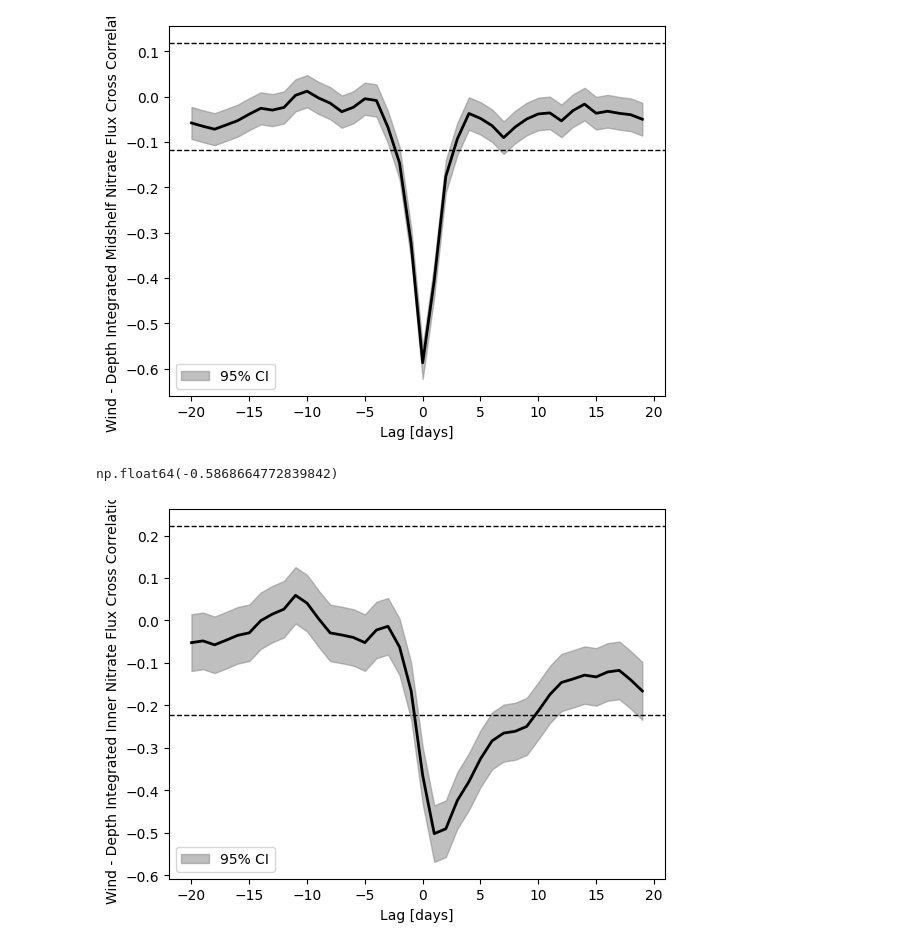
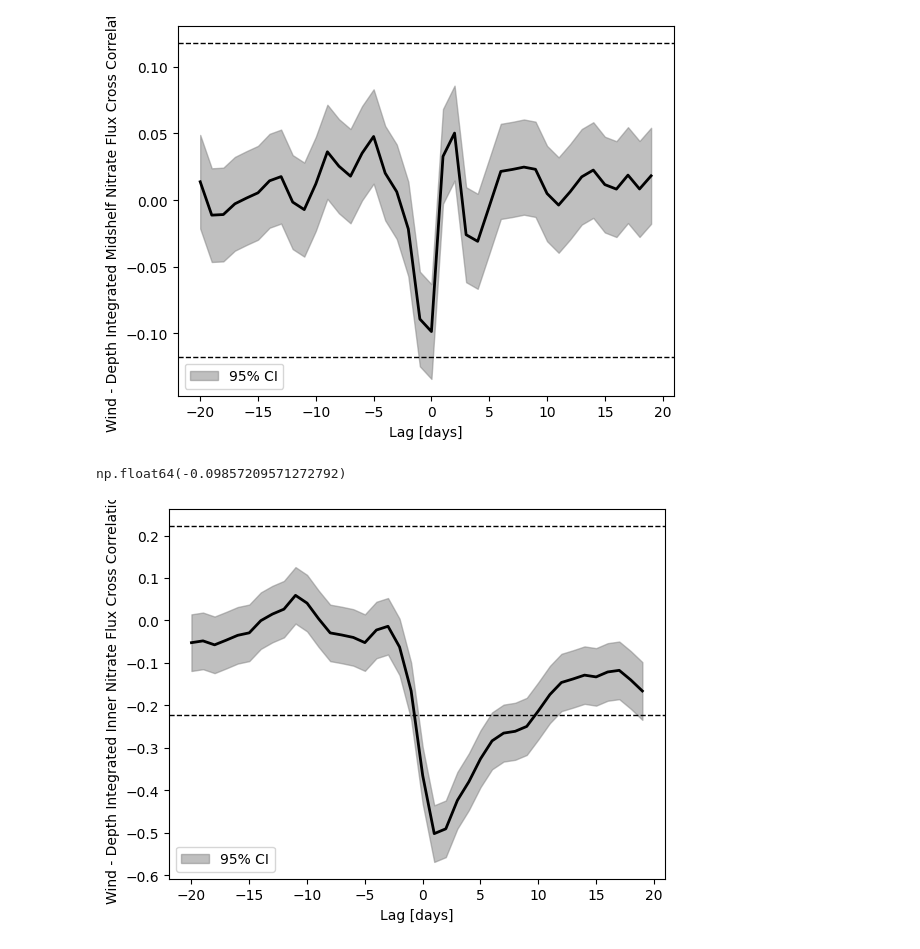
Before and after one commit to andrew-s28/shelf-nitrate-response-to-upwelling, a Jupyter notebook: notebooks/nitrate_budget.ipynb, the cells around one changed output. Drawn from its saved outputs; the diff is of its cells as text; code cells hidden in the pictures.

Commit message:
modify nitrate budget to use actual bathymetry and cs_proj

```diff
--- a/notebooks/nitrate_budget.ipynb
+++ b/notebooks/nitrate_budget.ipynb
@@ -25,5 +26,6 @@ VEL_PATH = (
     DATA_DIR
     / "NH10_Mooring_Data/nh10_hourly_data_1997_2021_rotated_filtered_streamwise.nc"
 )
+GEBCO_PATH = list(Path(DATA_DIR / "GEBCO/").glob("*.nc"))
 
-VELOCITY_VARIABLE = "cs"  # cs for cross-shelf with depth mean subtraced; cs_proj for cross-shelf projected by McCabe et al 2015
+VELOCITY_VARIABLE = "cs_proj"  # cs for cross-shelf with depth mean subtraced; cs_proj for cross-shelf projected by McCabe et al 2015
@@ -31,7 +97,7 @@ VELOCITY_VARIABLE = "cs"  # cs for cross-shelf with depth mean subtraced; cs_pro
 inner_nitrate = xr.open_dataset(INNER_NITRATE_PATH)
 midshelf_nitrate = xr.open_dataset(MIDSHELF_NITRATE_PATH)
 wind = xr.open_dataset(WIND_PATH, decode_timedelta=True)
-velocity = xr.open_dataset(VEL_PATH)
+velocity = xr.open_dataset(VEL_PATH).resample(time="1D").mean()
 
 # bit of a lazy way to use the cs_proj variable, since the notebook is set up for cs
 if VELOCITY_VARIABLE == "cs_proj":
@@ -58,3 +124,30 @@ midshelf_nitrate_monthly = xr.Dataset(
 midshelf_nitrate_monthly["ci"] = (
     midshelf_nitrate_monthly["std"] / np.sqrt(5) * distributions.t(5 - 1).isf(0.025)
 )
+
+inner_nitrate["dndt_volume_integrated"] = calculate_budget_volume(
+    inner_nitrate.dndt,
+    d_min=-7,
+    d_max=0,
+    d_step=0.1,
+    lon_min=-130,
+    lon_max=-120,
+    lat=44.66,
+)
+midshelf_nitrate["dndt_volume_integrated"] = calculate_budget_volume(
+    midshelf_nitrate.dndt,
+    d_min=-18.5,
+    d_max=-7,
+    d_step=0.1,
+    lon_min=-130,
+    lon_max=-120,
+    lat=44.66,
+)
+inner_nitrate["dndt_volume_integrated_filtered"] = (
+    ["time"],
+    median_filter(inner_nitrate["dndt_volume_integrated"].values, size=8),
+)
+midshelf_nitrate["dndt_volume_integrated_filtered"] = (
+    ["time"],
+    median_filter(midshelf_nitrate["dndt_volume_integrated"].values, size=8),
+)
@@ -151,24 +305,24 @@ def plot_correlations(
 # %%
 tdelay = np.arange(-20, 20)
 flux_wind_lag_correlation, confint, n = lagged_correlation(
-    velocity_flux["nitrate_flux_depth_integrated"],
+    midshelf_nitrate_flux_depth_integrated_monthly,
     wind["coare_y"],
     tdelay,
 )
 
 plot_correlations(
     tdelay,
     flux_wind_lag_correlation,
     confint,
     n,
     xlabel="Lag [days]",
     ylabel="Wind - Depth Integrated Midshelf Nitrate Flux Cross Correlation",
 )
 
 flux_wind_lag_correlation.min()
 # %% [output]
-[figure, old version]
+[figure, new version]
-np.float64(-0.5868664772839842)
+np.float64(-0.09857209571272792)
 # %%
 tdelay = np.arange(-20, 20)
 flux_wind_lag_correlation, confint, n = lagged_correlation(
```
Also changed, not shown: parts of 18 cells of this notebook, 1 other file.
